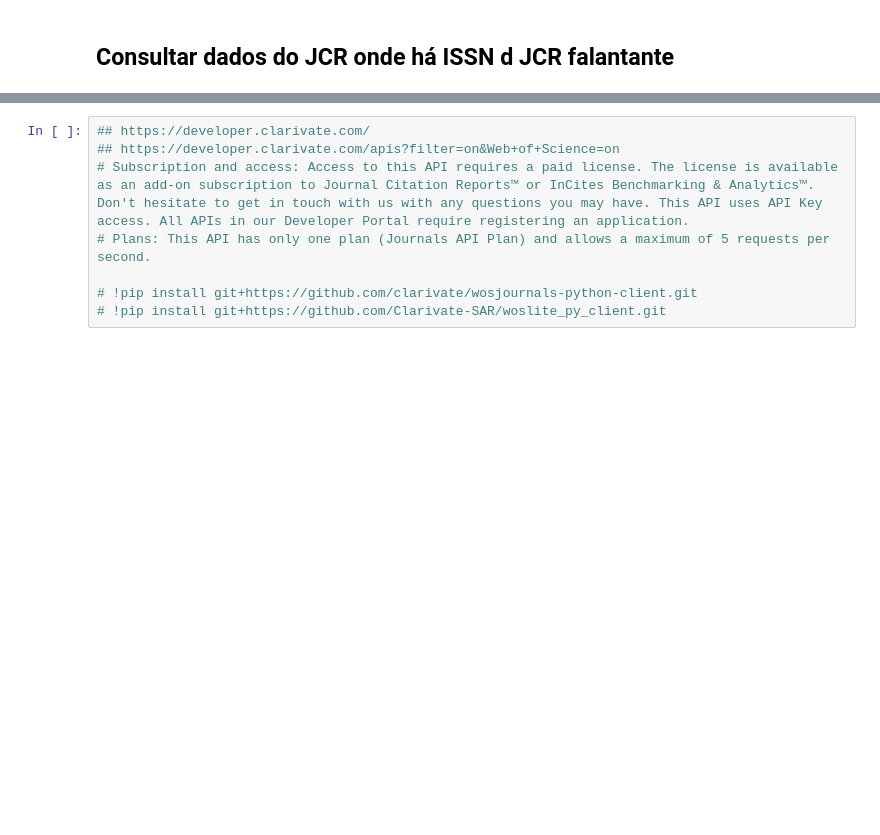
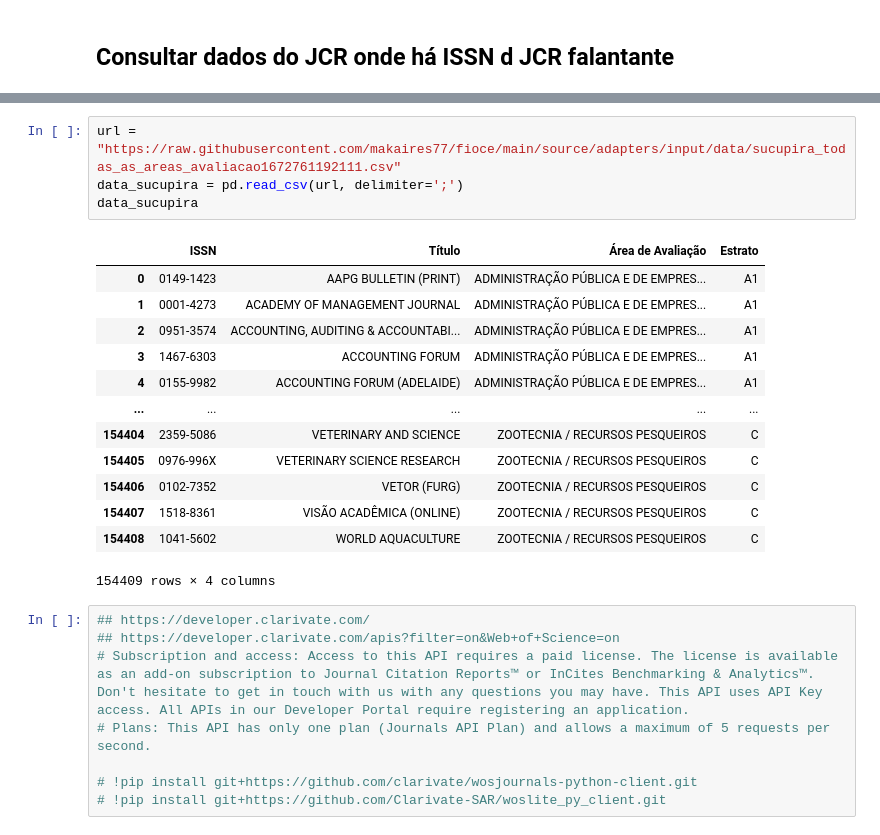
Before and after one commit to makaires77/fioce, a Jupyter notebook: source/adapters/input/jupyter_notebooks/parse_lattes_n4j.ipynb, the cells around one changed output, grey strips where cells are left out. Saved outputs shown, nothing was run; the diff lists cells and outputs as text; blank space fills up the shorter version.

```diff
--- a/source/adapters/input/jupyter_notebooks/parse_lattes_n4j.ipynb
+++ b/source/adapters/input/jupyter_notebooks/parse_lattes_n4j.ipynb
@@ -1974,3 +2140,21 @@ plot_scatter(jcr_properties_list)
+# %%
+url = "https://raw.githubusercontent.com/makaires77/fioce/main/source/adapters/input/data/sucupira_todas_as_areas_avaliacao1672761192111.csv"
+data_sucupira = pd.read_csv(url, delimiter=';')
+data_sucupira
+# %% [output]
+|  | ISSN | Título | Área de Avaliação | Estrato |
+| 0 | 0149-1423 | AAPG BULLETIN (PRINT) | ADMINISTRAÇÃO PÚBLICA E DE EMPRES... | A1 |
+| 1 | 0001-4273 | ACADEMY OF MANAGEMENT JOURNAL | ADMINISTRAÇÃO PÚBLICA E DE EMPRES... | A1 |
+| 2 | 0951-3574 | ACCOUNTING, AUDITING & ACCOUNTABI... | ADMINISTRAÇÃO PÚBLICA E DE EMPRES... | A1 |
+| 3 | 1467-6303 | ACCOUNTING FORUM | ADMINISTRAÇÃO PÚBLICA E DE EMPRES... | A1 |
+| 4 | 0155-9982 | ACCOUNTING FORUM (ADELAIDE) | ADMINISTRAÇÃO PÚBLICA E DE EMPRES... | A1 |
+| ... | ... | ... | ... | ... |
+| 154404 | 2359-5086 | VETERINARY AND SCIENCE | ZOOTECNIA / RECURSOS PESQUEIROS | C |
+| 154405 | 0976-996X | VETERINARY SCIENCE RESEARCH | ZOOTECNIA / RECURSOS PESQUEIROS | C |
+| 154406 | 0102-7352 | VETOR (FURG) | ZOOTECNIA / RECURSOS PESQUEIROS | C |
+| 154407 | 1518-8361 | VISÃO ACADÊMICA (ONLINE) | ZOOTECNIA / RECURSOS PESQUEIROS | C |
+| 154408 | 1041-5602 | WORLD AQUACULTURE | ZOOTECNIA / RECURSOS PESQUEIROS | C |
+154409 rows × 4 columns
 # %%
 ## https://developer.clarivate.com/
 ## https://developer.clarivate.com/apis?filter=on&Web+of+Science=on
```
Also changed, not shown: parts of 25 cells of this notebook, 1 other file.
